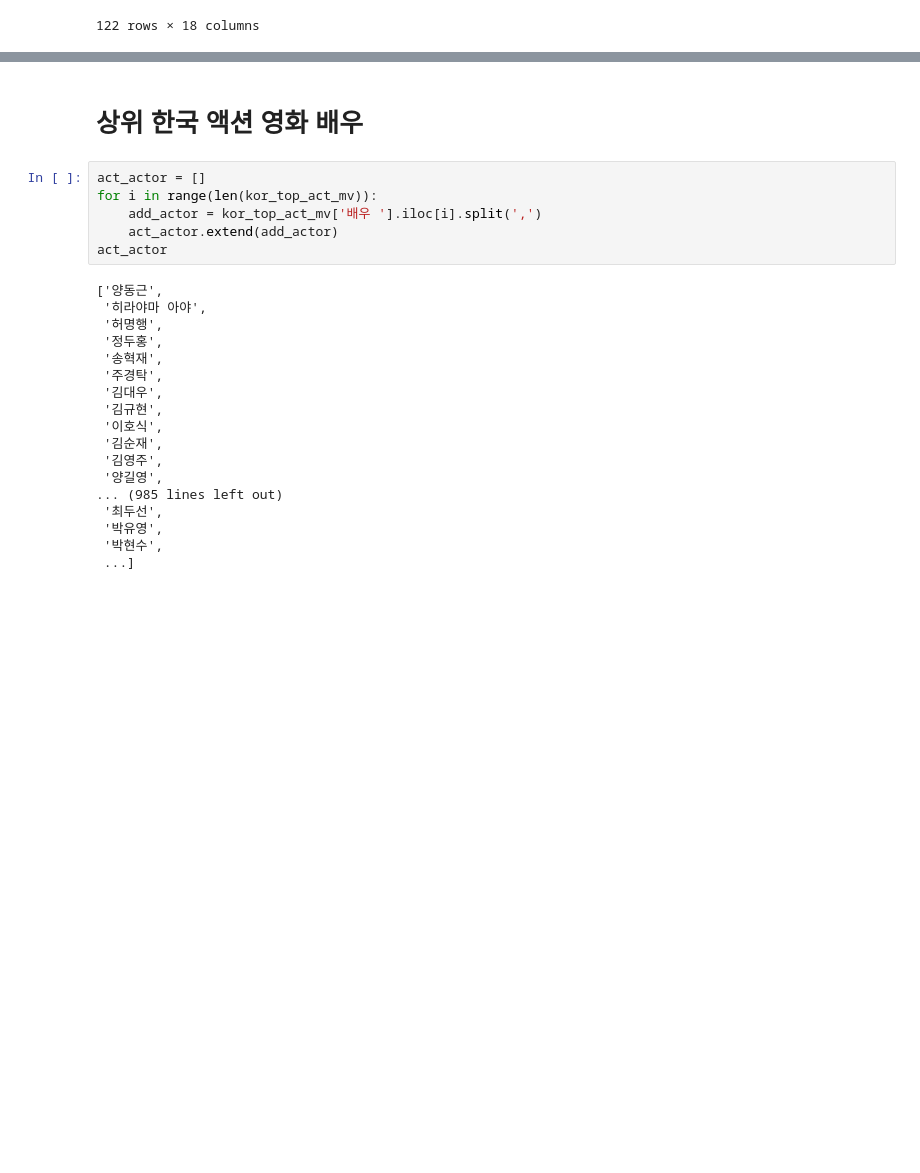
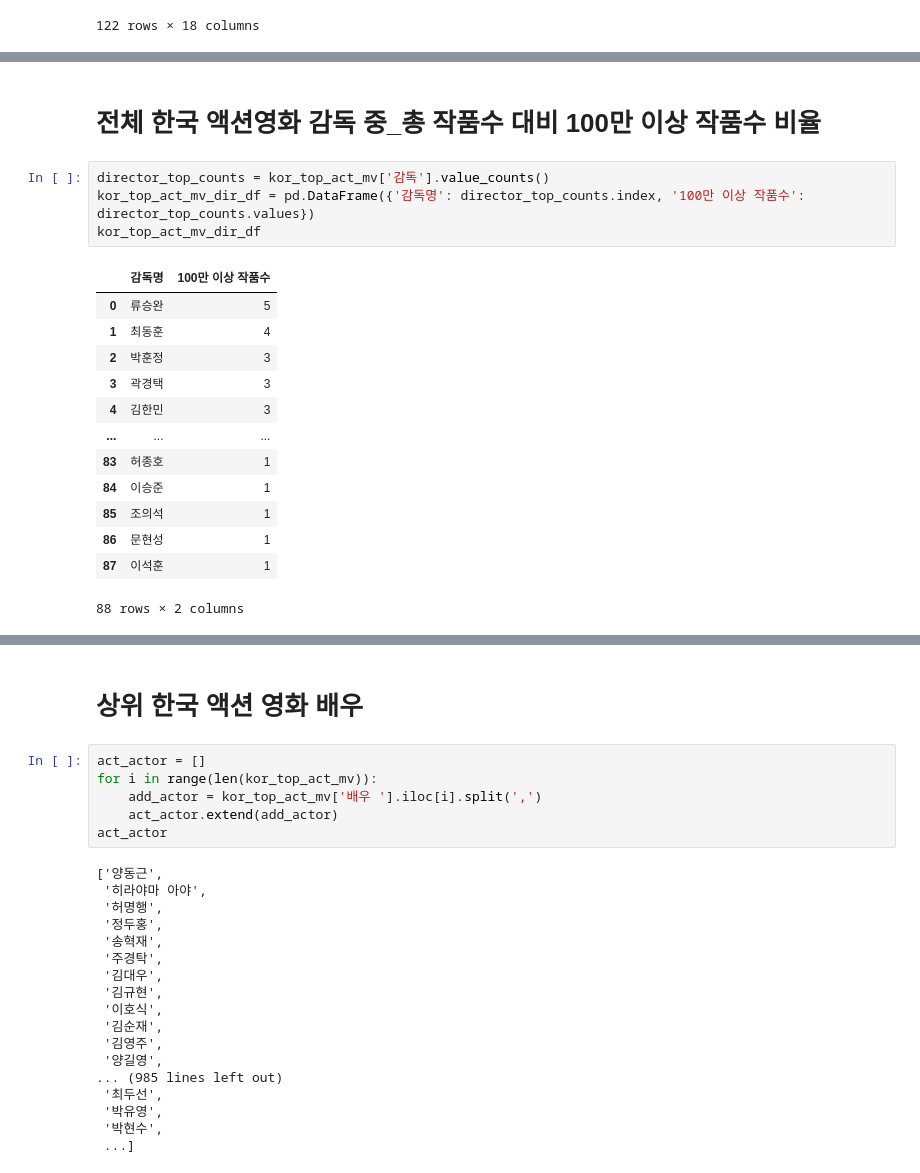
Before and after one commit to wonyounging/1_Project, a Jupyter notebook: 분석_액션영화 장르.ipynb, the cells around one changed output, grey strips where cells are left out. Cells and saved outputs as stored; diff of their text form; blank space fills up the shorter version.

```diff
--- a/분석_액션영화 장르.ipynb
+++ b/분석_액션영화 장르.ipynb
@@ -392,0 +500,20 @@ kor_top_act_mv[kor_top_act_mv['감독'] == '류승완']
+# %% [markdown]
+# 전체 한국 액션영화 감독 중_총 작품수 대비 100만 이상 작품수 비율
+# %%
+director_top_counts = kor_top_act_mv['감독'].value_counts()
+kor_top_act_mv_dir_df = pd.DataFrame({'감독명': director_top_counts.index, '100만 이상 작품수': director_top_counts.values})
+kor_top_act_mv_dir_df
+# %% [output]
+|  | 감독명 | 100만 이상 작품수 |
+| 0 | 류승완 | 5 |
+| 1 | 최동훈 | 4 |
+| 2 | 박훈정 | 3 |
+| 3 | 곽경택 | 3 |
+| 4 | 김한민 | 3 |
+| ... | ... | ... |
+| 83 | 허종호 | 1 |
+| 84 | 이승준 | 1 |
+| 85 | 조의석 | 1 |
+| 86 | 문현성 | 1 |
+| 87 | 이석훈 | 1 |
+88 rows × 2 columns
```
Also changed, not shown: parts of 38 cells of this notebook.
